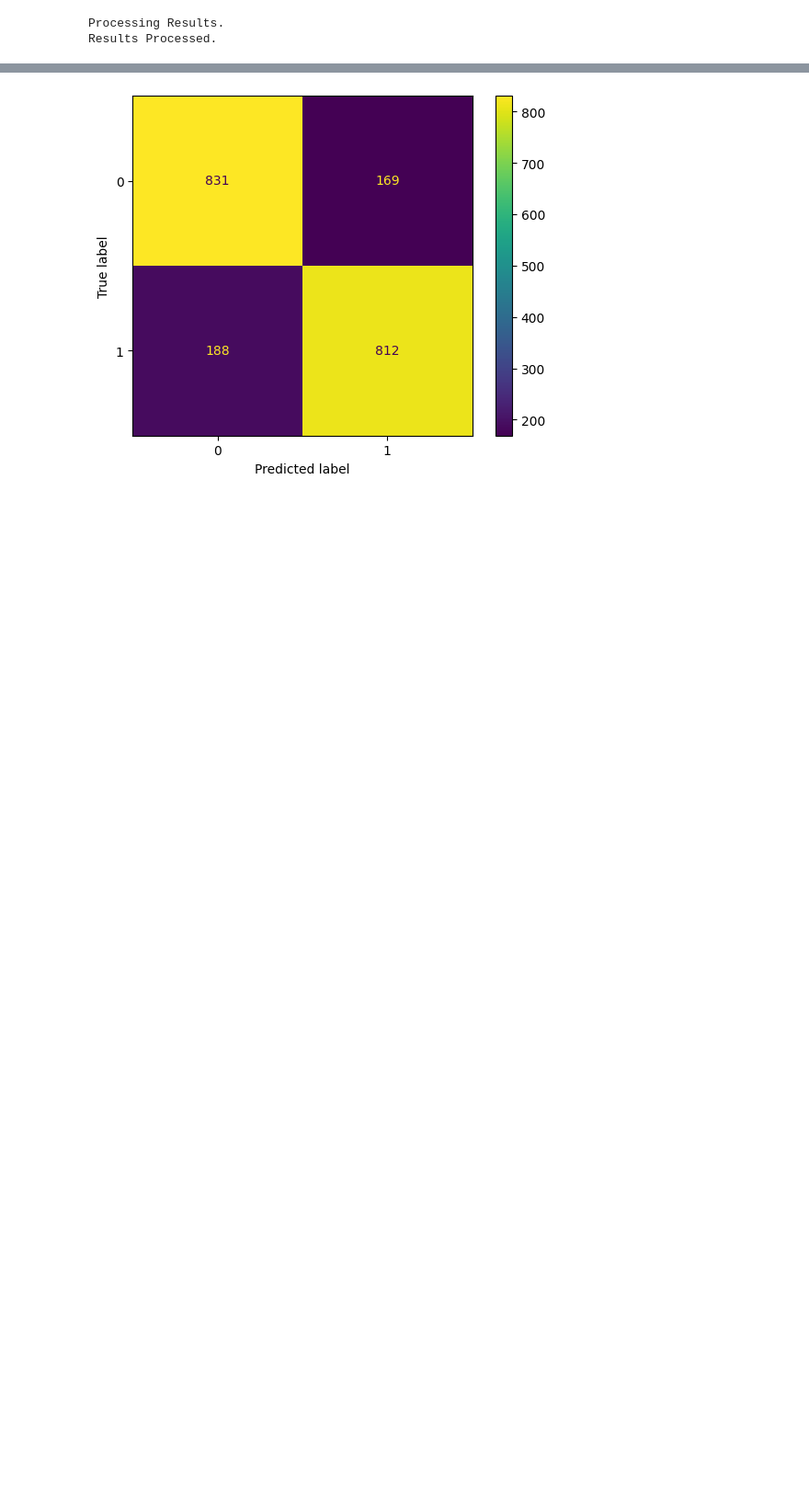
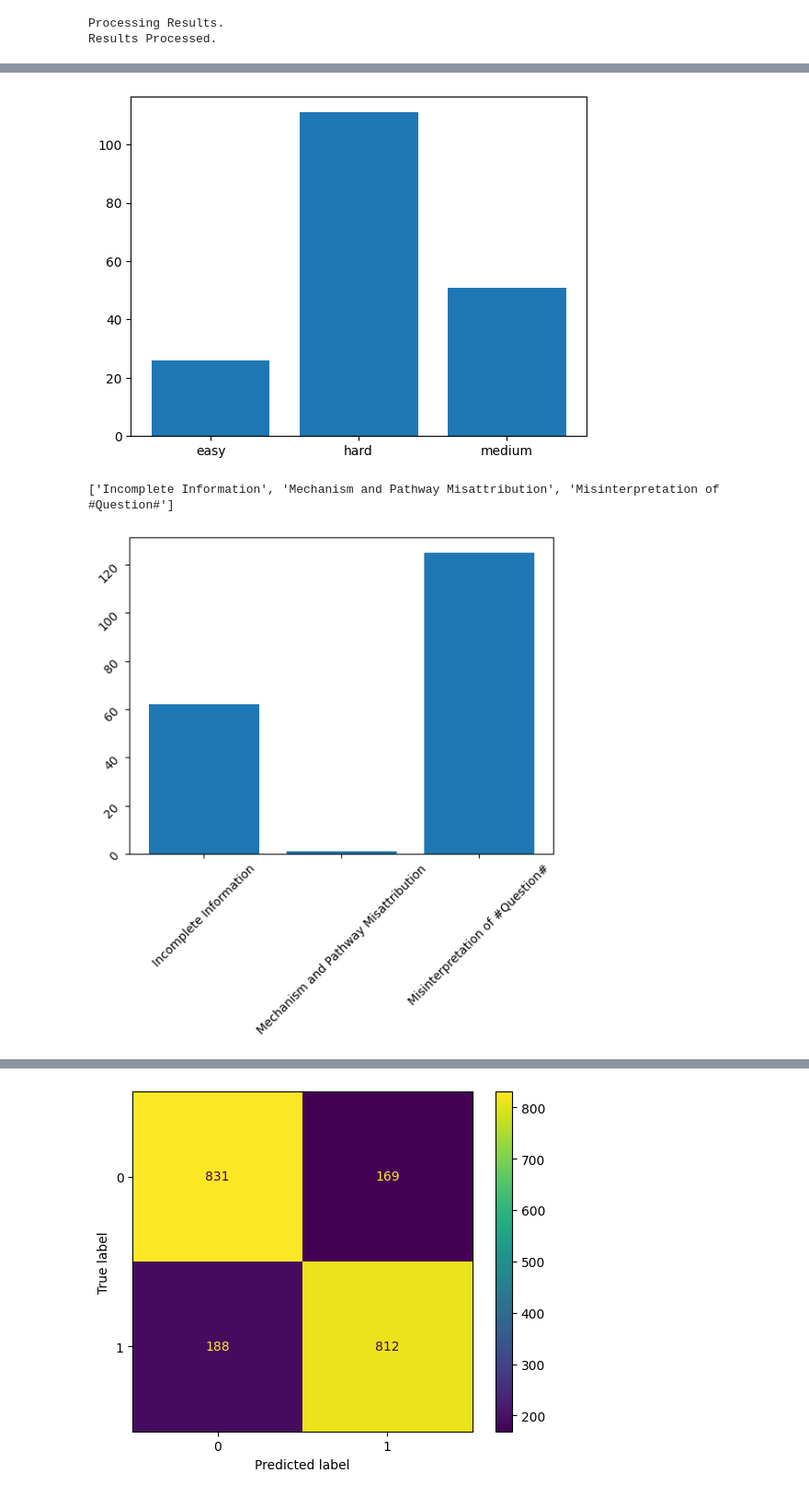
Before and after one commit to nabilLearns/quantized-hallucination, a Jupyter notebook: llm-classify-run.ipynb, the cells around one changed output, grey strips where cells are left out. Shown at 92% size. Saved outputs shown, nothing was run; the diff lists cells and outputs as text; code cells hidden in the pictures; blank space fills up the shorter version.

```diff
--- a/llm-classify-run.ipynb
+++ b/llm-classify-run.ipynb
@@ -511,0 +588,16 @@ else:
+# %%
+plt.bar(fn_difficulty_group.to_dict().keys(), fn_difficulty_group.to_dict().values())
+plt.show()
+
+fn_category_group = valid_df.iloc[FN_idxs][['gt', 'category']].groupby("category")['gt'].sum()
+print(list(fn_category_group.to_dict().keys()))
+fig, ax = plt.subplots()
+ax.bar(fn_category_group.to_dict().keys(), fn_category_group.to_dict().values())
+#plt.xticks(rotation=40)
+ax.tick_params(rotation=45)
+plt.show()
+#fn_category_group.astype(float).plot(kind='bar')
+# %% [output]
+[figure, added]
+['Incomplete Information', 'Mechanism and Pathway Misattribution', 'Misinterpretation of #Question#']
+[figure, added]
```
Also changed, not shown: parts of 24 cells of this notebook, 1 other file.
